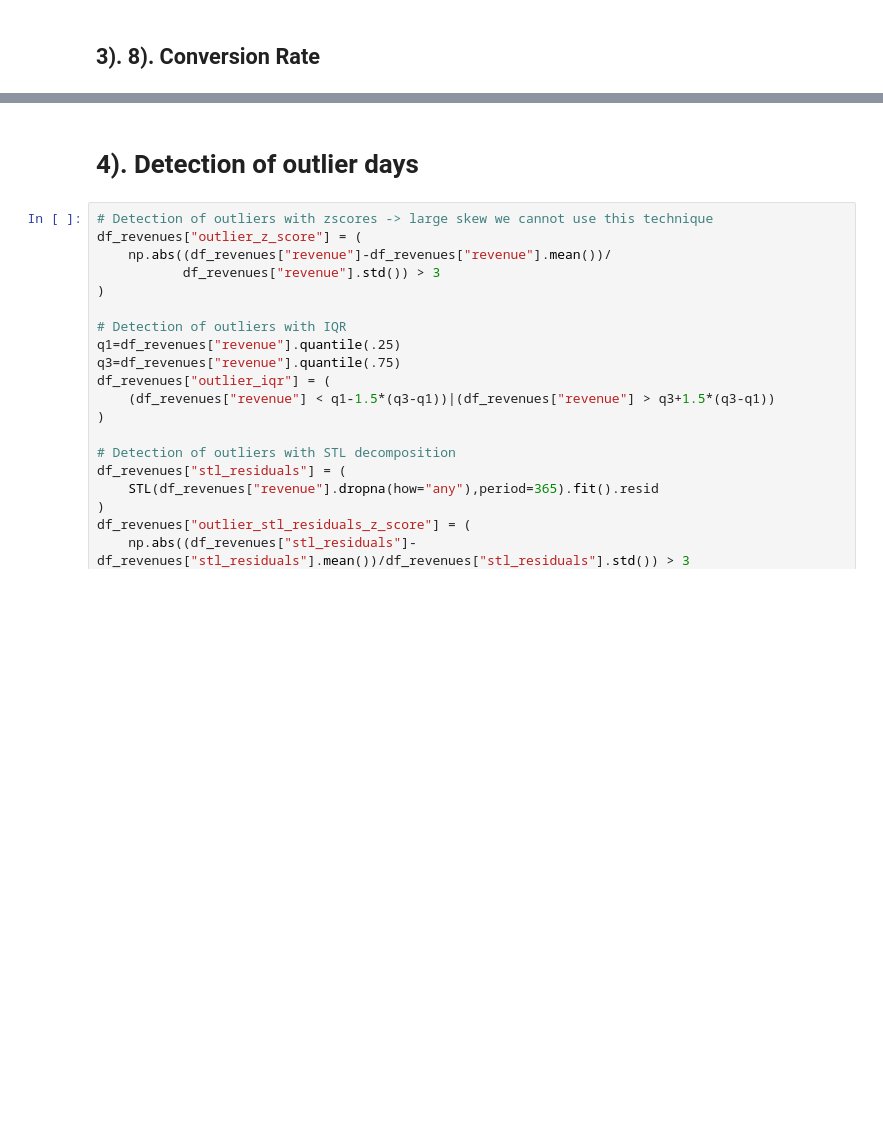
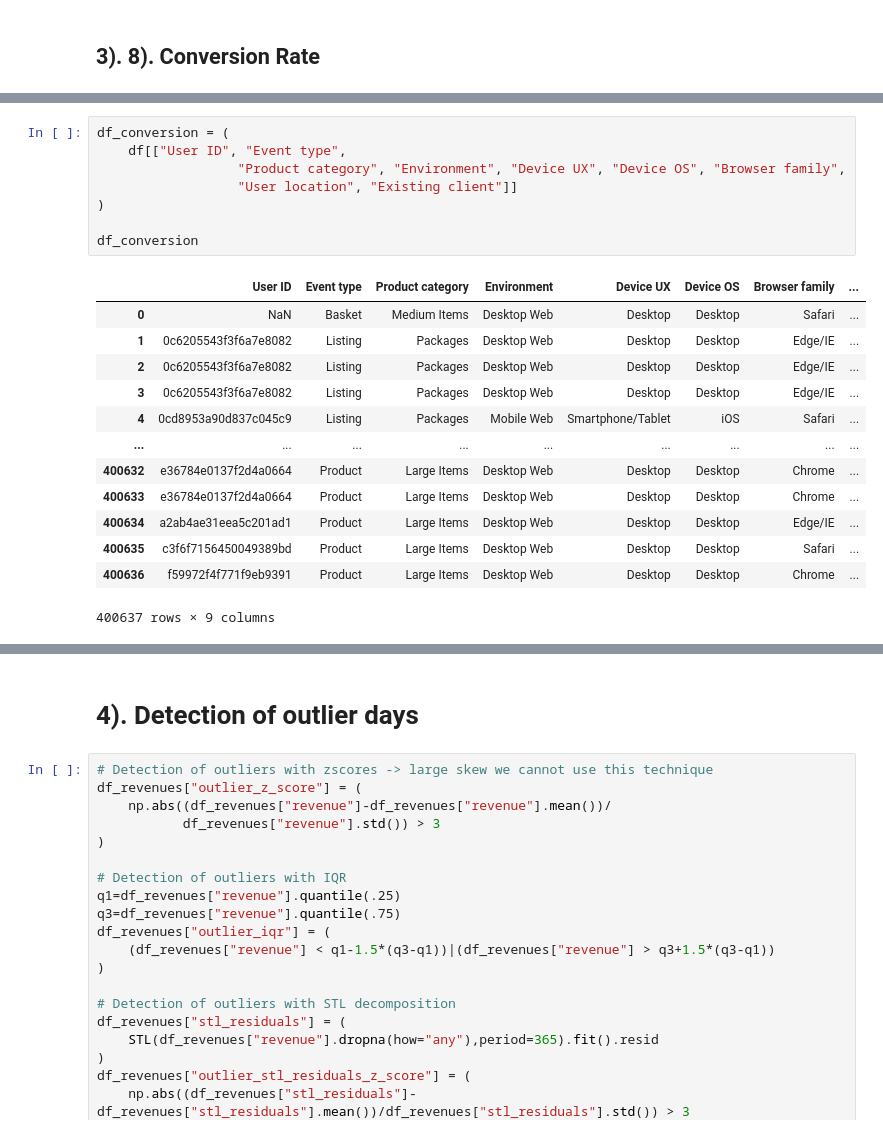
Before and after one commit to elissamim/e_commerce_traffic, a Jupyter notebook: notebooks/revenue_analysis.ipynb, the cells around one changed output, grey strips where cells are left out. Drawn from its saved outputs; the diff is of its cells as text; blank space fills up the shorter version.

```diff
--- a/notebooks/revenue_analysis.ipynb
+++ b/notebooks/revenue_analysis.ipynb
@@ -508,0 +723,22 @@ price_volume_effects(df_pv, list_products)
+# %%
+df_conversion = (
+    df[["User ID", "Event type",
+                  "Product category", "Environment", "Device UX", "Device OS", "Browser family",
+                  "User location", "Existing client"]]
+)
+
+df_conversion
+# %% [output]
+|  | User ID | Event type | Product category | Environment | Device UX | Device OS | Browser family | ... |
+| 0 | NaN | Basket | Medium Items | Desktop Web | Desktop | Desktop | Safari | ... |
+| 1 | 0c6205543f3f6a7e8082 | Listing | Packages | Desktop Web | Desktop | Desktop | Edge/IE | ... |
+| 2 | 0c6205543f3f6a7e8082 | Listing | Packages | Desktop Web | Desktop | Desktop | Edge/IE | ... |
+| 3 | 0c6205543f3f6a7e8082 | Listing | Packages | Desktop Web | Desktop | Desktop | Edge/IE | ... |
+| 4 | 0cd8953a90d837c045c9 | Listing | Packages | Mobile Web | Smartphone/Tablet | iOS | Safari | ... |
+| ... | ... | ... | ... | ... | ... | ... | ... | ... |
+| 400632 | e36784e0137f2d4a0664 | Product | Large Items | Desktop Web | Desktop | Desktop | Chrome | ... |
+| 400633 | e36784e0137f2d4a0664 | Product | Large Items | Desktop Web | Desktop | Desktop | Chrome | ... |
+| 400634 | a2ab4ae31eea5c201ad1 | Product | Large Items | Desktop Web | Desktop | Desktop | Edge/IE | ... |
+| 400635 | c3f6f7156450049389bd | Product | Large Items | Desktop Web | Desktop | Desktop | Safari | ... |
+| 400636 | f59972f4f771f9eb9391 | Product | Large Items | Desktop Web | Desktop | Desktop | Chrome | ... |
+400637 rows × 9 columns
```
Also changed, not shown: parts of 50 cells of this notebook, 1 other file.
